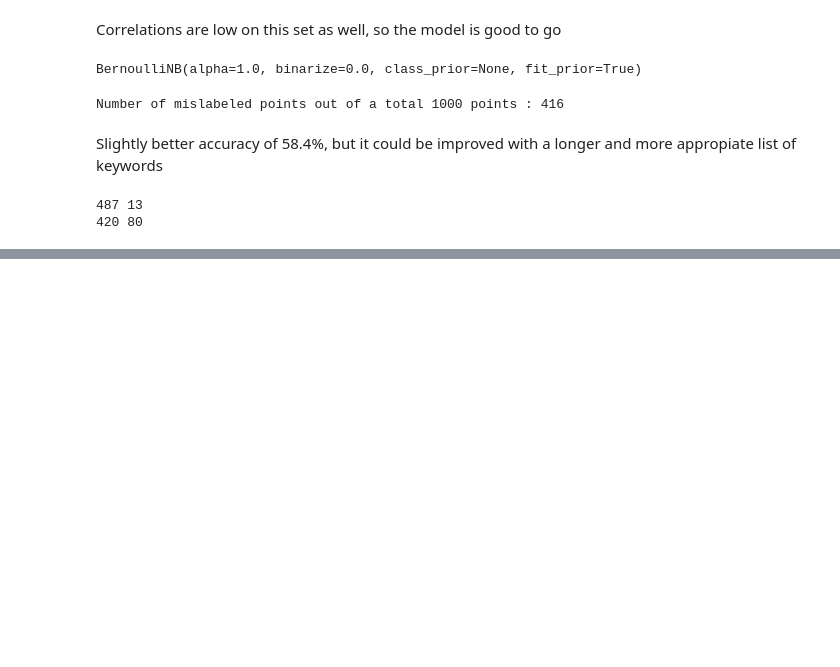
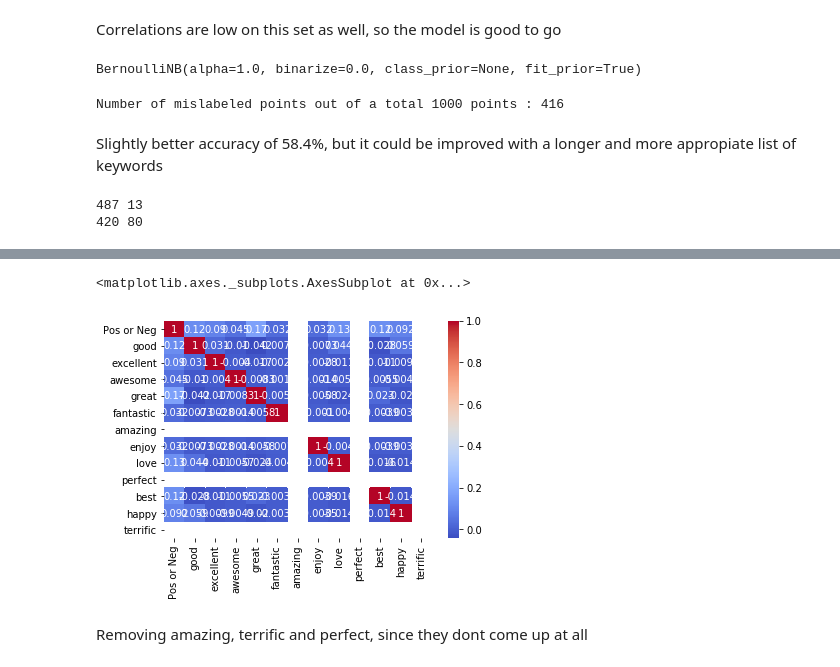
Before and after one commit to legomydiego/Thinkful-Unit-2, a Jupyter notebook: Naive Bayes Feedback Analysis.ipynb, the cells around one changed output, grey strips where cells are left out. Saved outputs shown, nothing was run; the diff lists cells and outputs as text; code cells hidden in the pictures; blank space fills up the shorter version.

```diff
--- a/Naive Bayes Feedback Analysis.ipynb
+++ b/Naive Bayes Feedback Analysis.ipynb
@@ -136,0 +140,5 @@ print(negative_positive,negative_negative)
+# %%
+keywords = ['amazing','enjoy','love','perfect','best','happy','terrific']
+
+for key in keywords:
+    reviews[str(key)] = reviews.Review.str.contains(' ' + str(key) + ' ', case=False)
@@ -136,0 +154,7 @@ print(negative_positive,negative_negative)
+# %%
+sns.heatmap(reviews.corr(), annot=True, cmap='coolwarm')
+# %% [output]
+<matplotlib.axes._subplots.AxesSubplot at 0x...>
+[figure, added]
+# %% [markdown]
+Removing amazing, terrific and perfect, since they dont come up at all
```
Also changed, not shown: parts of 17 cells of this notebook.
